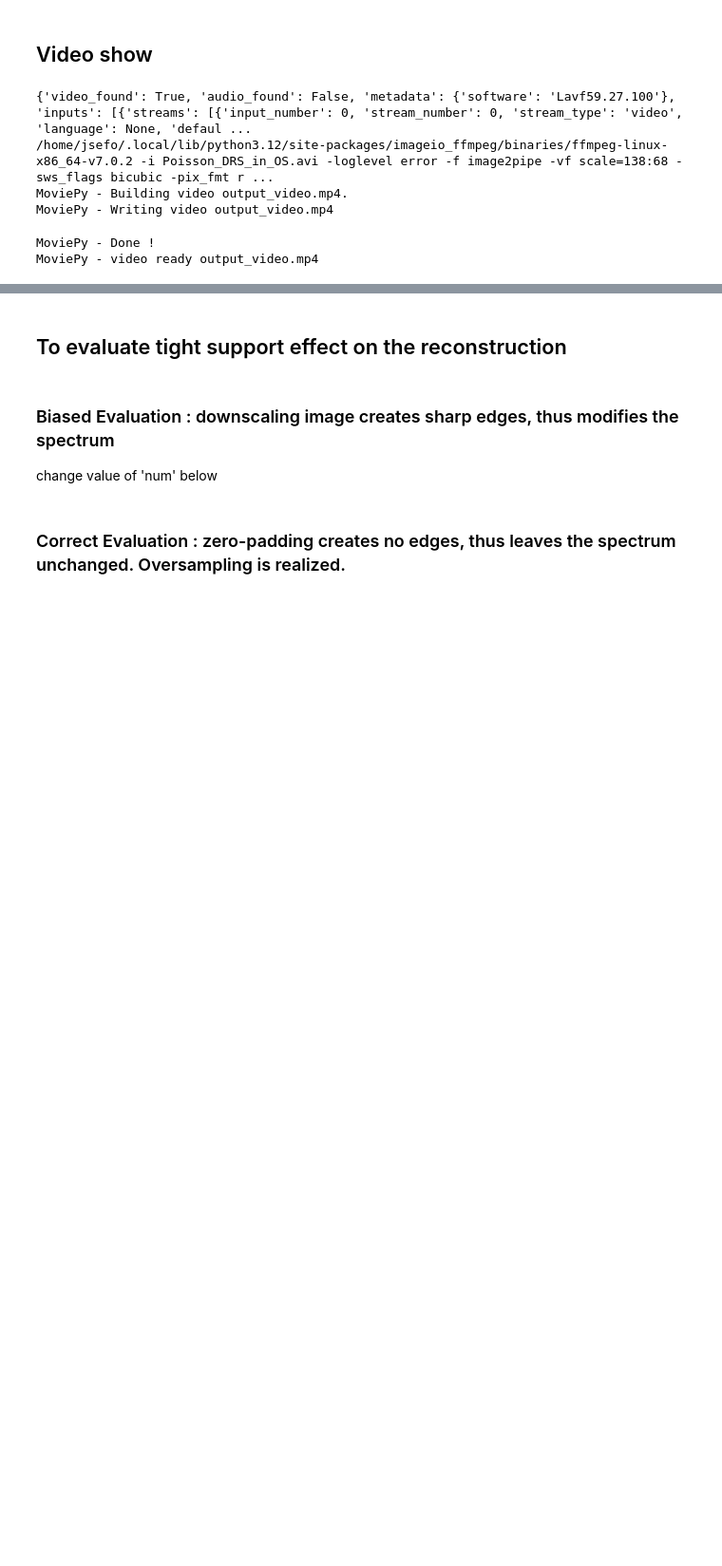
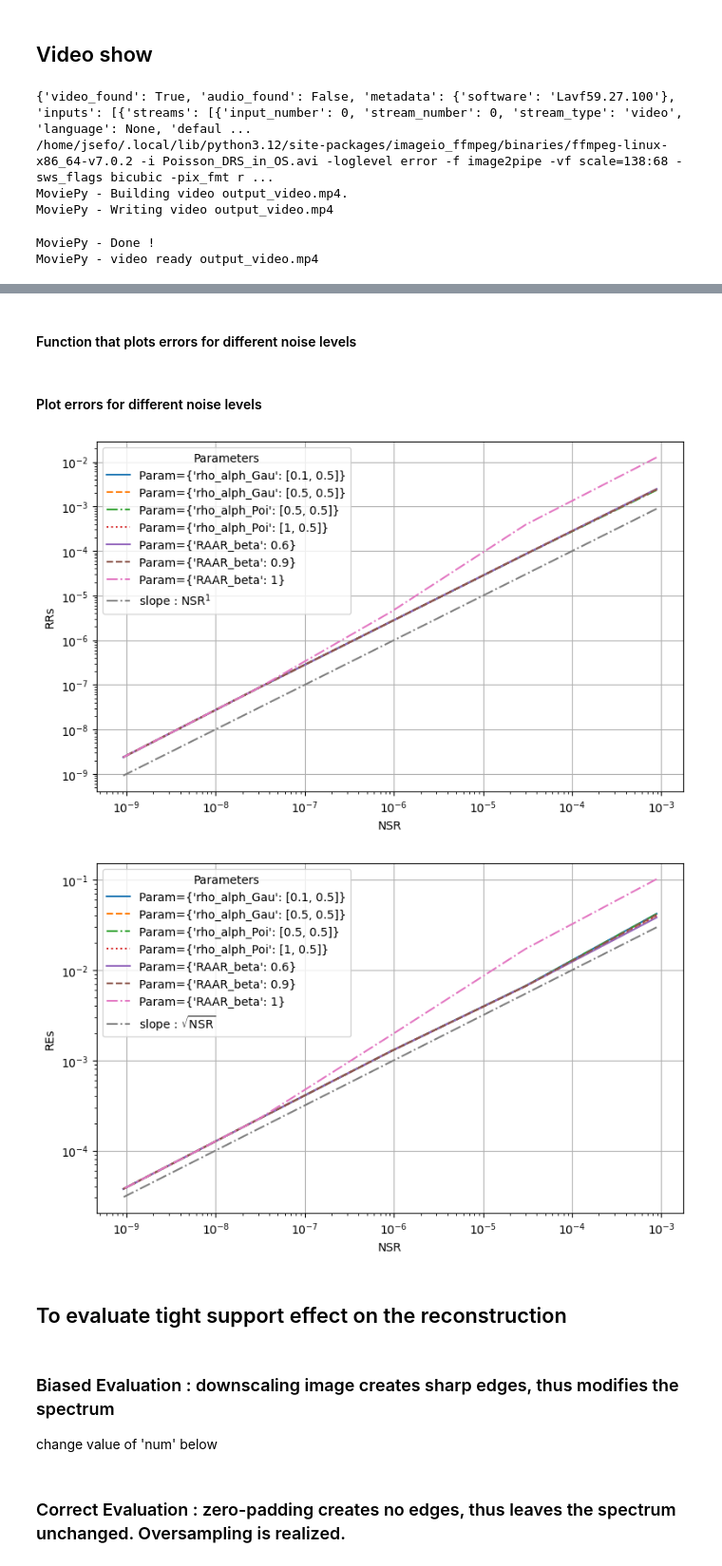
Before and after one commit to JeremieSefo/PhaseRetrievalMirror, a Jupyter notebook: optimized.ipynb, the cells around one changed output, grey strips where cells are left out. Shown at 95% size. Drawn from its saved outputs; the diff is of its cells as text; code cells hidden in the pictures; blank space fills up the shorter version.

```diff
--- a/optimized.ipynb
+++ b/optimized.ipynb
@@ -1688,0 +1873,2 @@ display_video(output_file, fps=10)
+# %% [markdown]
+#### Function that plots errors for different noise levels
@@ -1689,3 +1935,33 @@ display_video(output_file, fps=10)
+# %% [markdown]
+#### Plot errors for different noise levels
+# %%
+RRs = np.array(RRs)
+errors_list = [RRs[:, i, -1] for i in range(np.shape(RRs)[1])]
+# errors_list = [[sublist[0][-1] for sublist in RRs]]
+paramet = parametersc  # Example parameter values
+path = 'results_desk/error to gaus noise, DRS RAAR, random A, Fourier error.png'
+# path = 'results_desk/tight_support/image SiC/Fourier error, Gaussian-DRS, random A, mask, 25 trials, imageSize 34_34 times 2, gaussian init.png'
+# Get the directory from the path
+directory = os.path.dirname(path)
+# Create the directory if it does not exist
+if not os.path.exists(directory):
+    os.makedirs(directory)
+title = 'RRs' # 'Fourier error'
+caption = plot_error_decay_to_noise(errors_list, paramet, NSRs = NSRcs, label = r'slope : $\text{NSR}^{1}$', slope = 1, xlabel="NSR", ylabel=title)
+# with open(path, 'wb') as f:
+#     f.write(caption)
+# errors_list = [[sublist[0][-1] for sublist in REs]]
+REs = np.array(REs)
+errors_list = [REs[:, i, -1] for i in range(np.shape(REs)[1])]
+path = 'results_desk/error to gaus noise, DRS RAAR, random A, Object error.png'
+# path = 'results_desk/tight_support/image SiC/Object error, Gaussian-DRS, random A, mask, 25 trials, imageSize 34_34 times 2, gaussian init.png'
+title = 'REs'#  'Object error'
+caption = plot_error_decay_to_noise(errors_list, paramet, NSRs = NSRcs, label = r'slope : $ \sqrt{\text{NSR}}$', slope = 0.5,  xlabel="NSR", ylabel=title)
+# with open(path, 'wb') as f:
+#     f.write(caption)
+# %% [output]
+[figure, added]
+[figure, added]
 # %% [markdown]
 ## To evaluate tight support effect on the reconstruction
 # %% [markdown]
```
Also changed, not shown: parts of 10 cells of this notebook.
